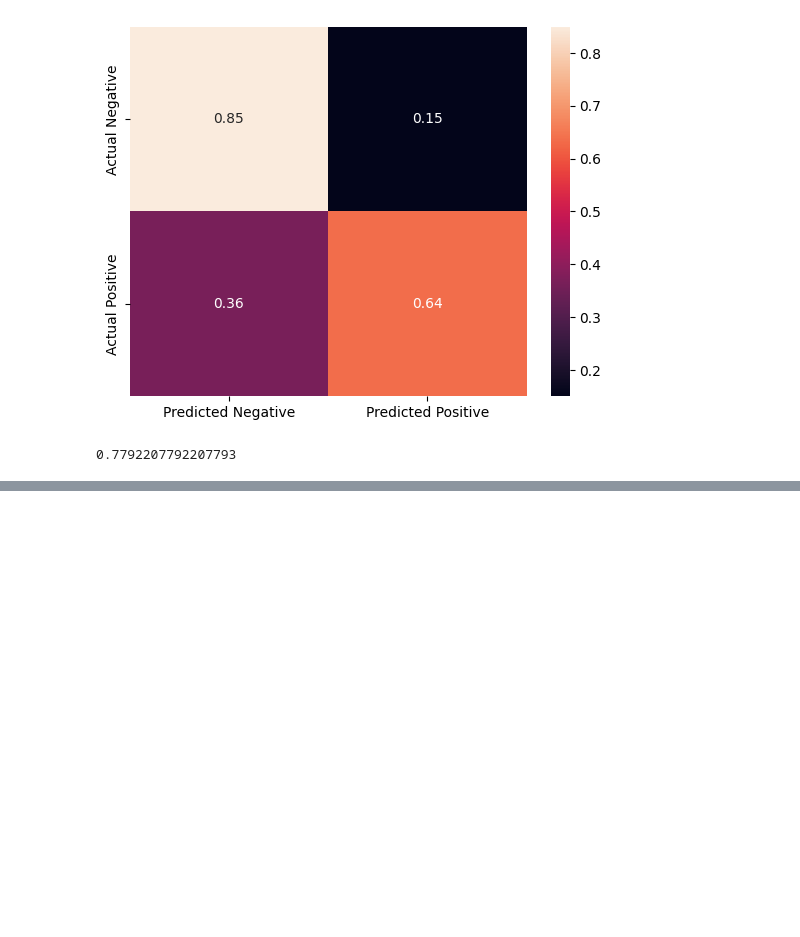
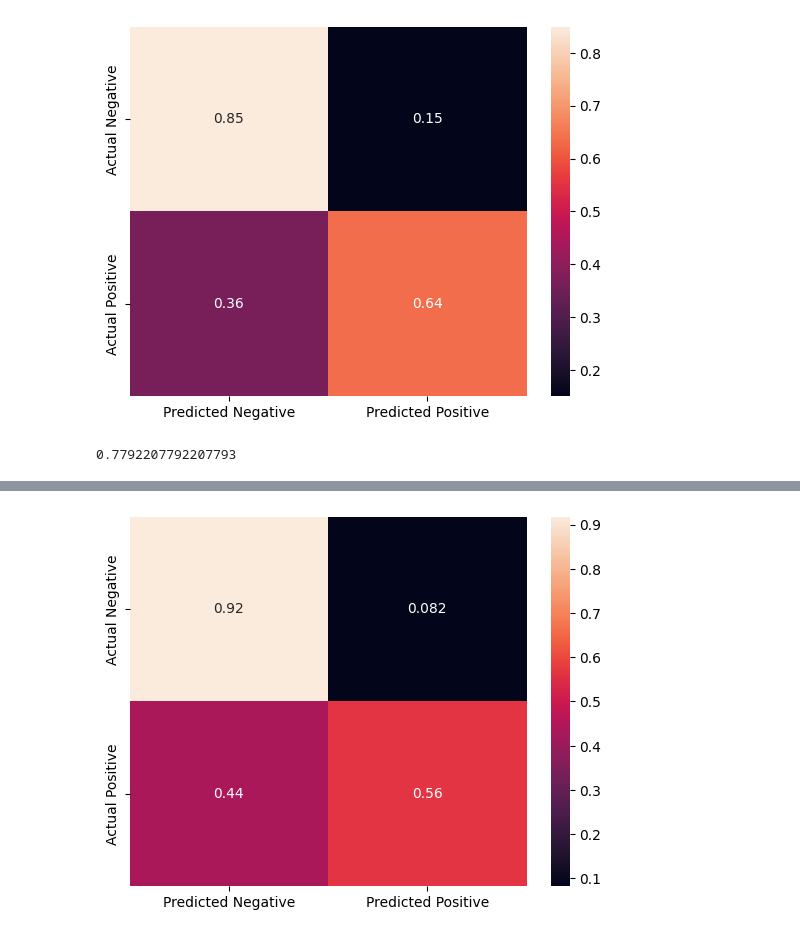
Before and after one commit to Rajesh2015/Supervised-Learning, a Jupyter notebook: Ensemble Technique/PE -DT-Questions.ipynb, the cells around one changed output, grey strips where cells are left out. Cells and saved outputs as stored; diff of their text form; code cells hidden in the pictures; blank space fills up the shorter version.

```diff
--- a/Ensemble Technique/PE -DT-Questions.ipynb
+++ b/Ensemble Technique/PE -DT-Questions.ipynb
@@ -347,0 +359,7 @@ sns.heatmap(con_df,annot=True);
+# %%
+con_matrix=confusion_matrix(y_test, rfcl2.predict(X_test),normalize='true')
+con_df = pd.DataFrame(con_matrix, index=['Actual Negative', 'Actual Positive'],
+                      columns=['Predicted Negative', 'Predicted Positive'])
+sns.heatmap(con_df,annot=True);
+# %% [output]
+[figure, added]
```
Also changed, not shown: parts of 3 cells of this notebook.
